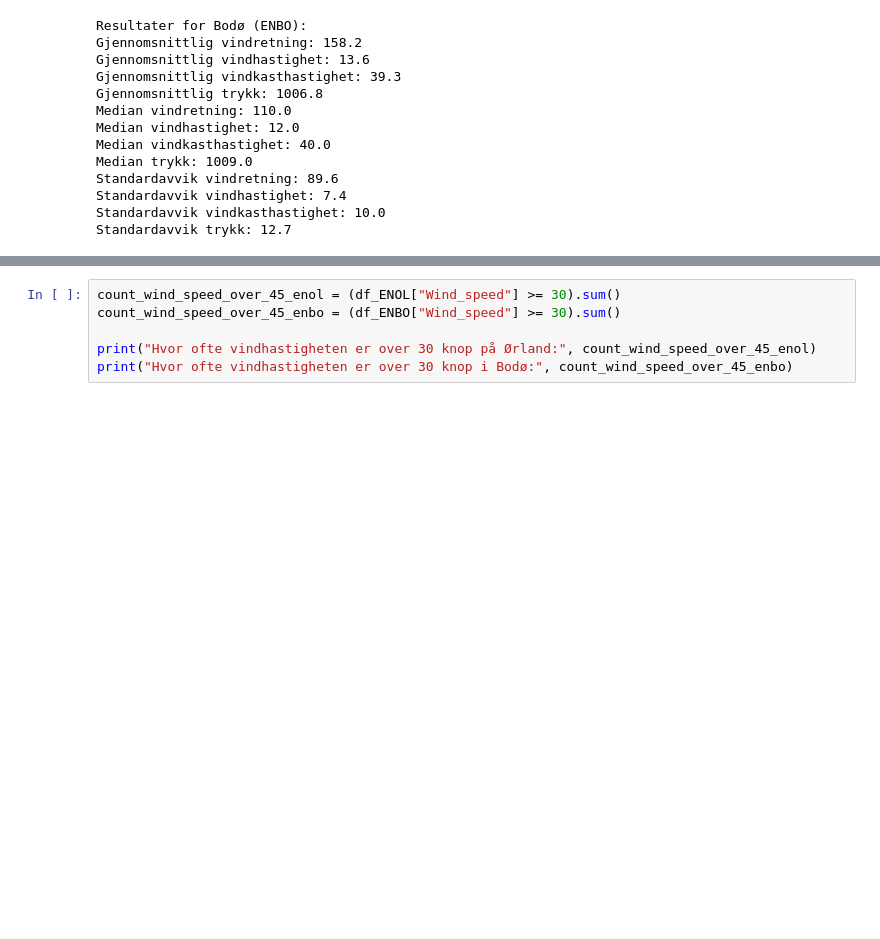
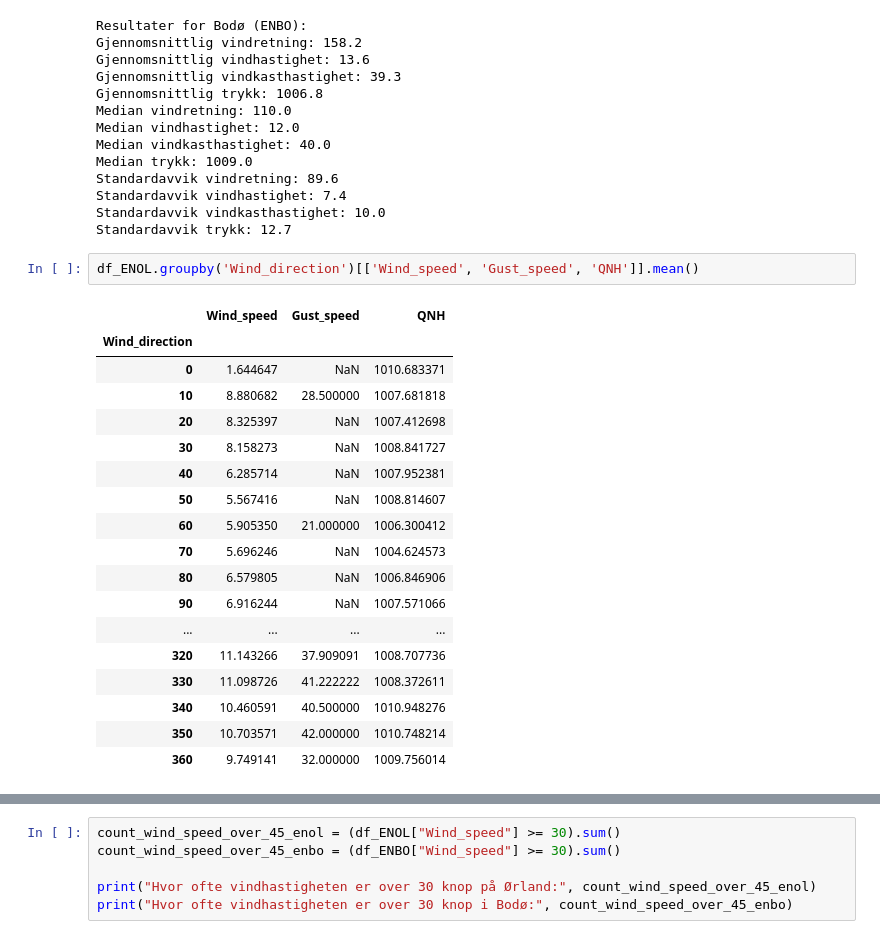
Before and after one commit to oaherrem/Prosjektgruppe55, a Jupyter notebook: proj_environment-main/notebooks/Oppgave_4.ipynb, the cells around one changed output, grey strips where cells are left out. Cells and saved outputs as stored; diff of their text form; blank space fills up the shorter version.

Commit message:
Fix - feilretting fikset på Oppgave_4 og la til groupby og sortering av data

```diff
--- a/proj_environment-main/notebooks/Oppgave_4.ipynb
+++ b/proj_environment-main/notebooks/Oppgave_4.ipynb
@@ -135,3 +141,24 @@ Standardavvik vindretning: 89.6
 Standardavvik vindhastighet: 7.4
 Standardavvik vindkasthastighet: 10.0
 Standardavvik trykk: 12.7
+# %%
+df_ENOL.groupby('Wind_direction')[['Wind_speed', 'Gust_speed', 'QNH']].mean()
+# %% [output]
+|  | Wind_speed | Gust_speed | QNH |
+| Wind_direction |  |  |  |
+| 0 | 1.644647 | NaN | 1010.683371 |
+| 10 | 8.880682 | 28.500000 | 1007.681818 |
+| 20 | 8.325397 | NaN | 1007.412698 |
+| 30 | 8.158273 | NaN | 1008.841727 |
+| 40 | 6.285714 | NaN | 1007.952381 |
+| 50 | 5.567416 | NaN | 1008.814607 |
+| 60 | 5.905350 | 21.000000 | 1006.300412 |
+| 70 | 5.696246 | NaN | 1004.624573 |
+| 80 | 6.579805 | NaN | 1006.846906 |
+| 90 | 6.916244 | NaN | 1007.571066 |
+| ... | ... | ... | ... |
+| 320 | 11.143266 | 37.909091 | 1008.707736 |
+| 330 | 11.098726 | 41.222222 | 1008.372611 |
+| 340 | 10.460591 | 40.500000 | 1010.948276 |
+| 350 | 10.703571 | 42.000000 | 1010.748214 |
+| 360 | 9.749141 | 32.000000 | 1009.756014 |
```
Also changed, not shown: parts of 8 cells of this notebook.
